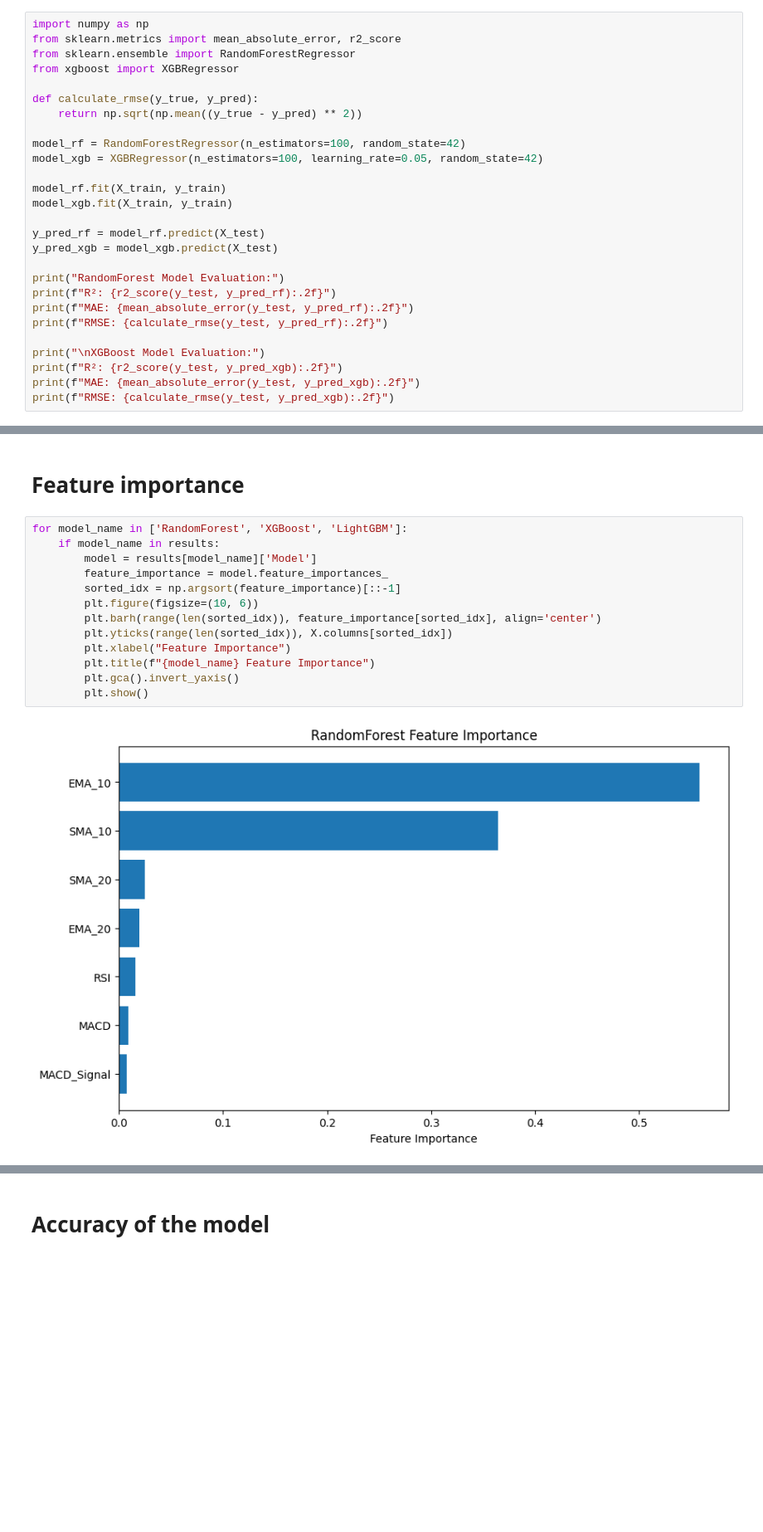
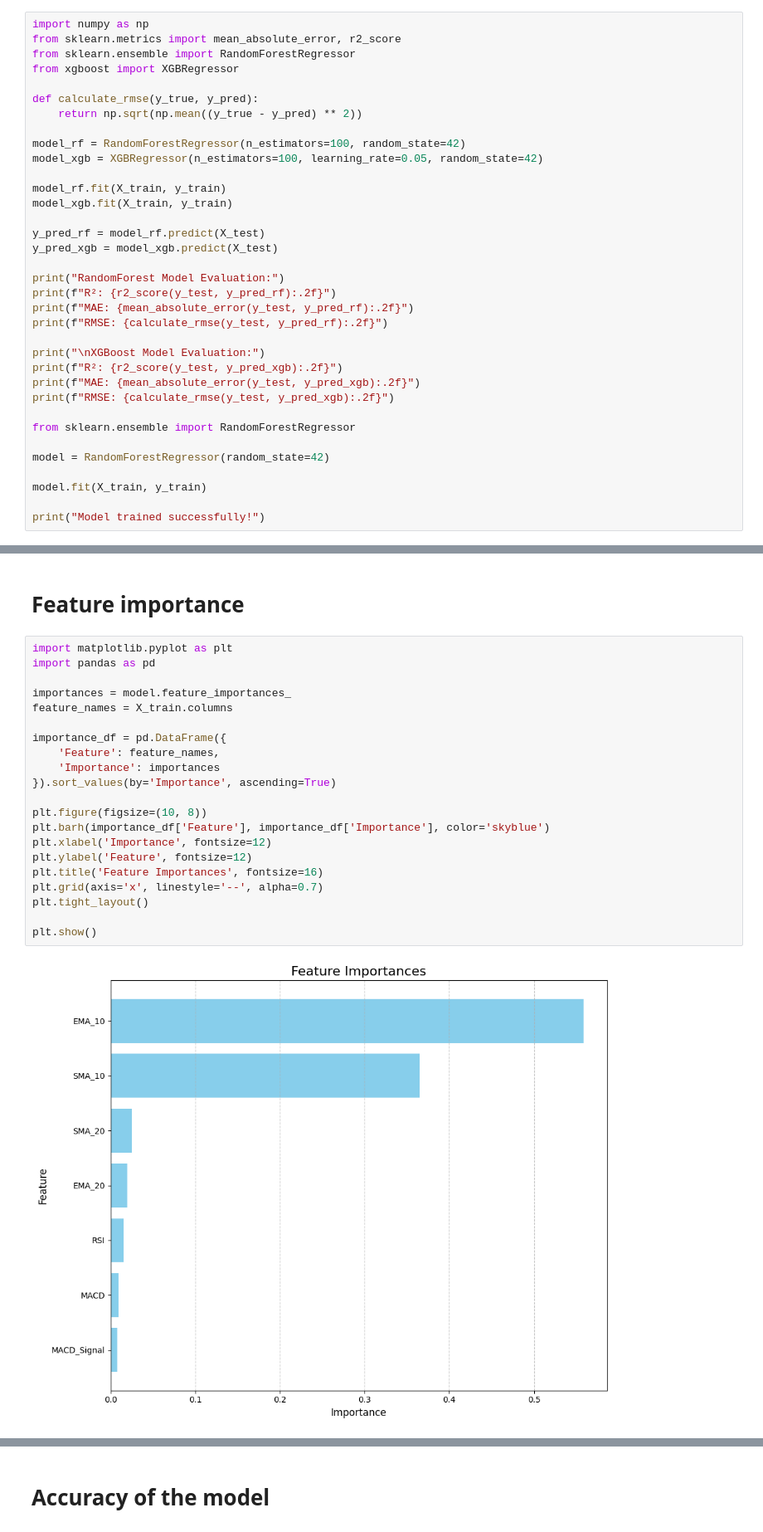
Before and after one commit to Maayercodes/AI-semester-project, a Jupyter notebook: stock prediction using machine learning.ipynb, the cells around one changed output, grey strips where cells are left out. Shown at 83% size. Drawn from its saved outputs; the diff is of its cells as text; blank space fills up the shorter version.

```diff
--- a/stock prediction using machine learning.ipynb
+++ b/stock prediction using machine learning.ipynb
@@ -208,6 +208,14 @@ print("\nXGBoost Model Evaluation:")
 print(f"R²: {r2_score(y_test, y_pred_xgb):.2f}")
 print(f"MAE: {mean_absolute_error(y_test, y_pred_xgb):.2f}")
 print(f"RMSE: {calculate_rmse(y_test, y_pred_xgb):.2f}")
+
+from sklearn.ensemble import RandomForestRegressor
+
+model = RandomForestRegressor(random_state=42)
+
+model.fit(X_train, y_train)
+
+print("Model trained successfully!")
 # %% [output]
 RandomForest Model Evaluation:
 R²: 0.98
@@ -314,17 +374,25 @@ plt.show()
 # %% [markdown]
 # Feature importance
 # %%
-for model_name in ['RandomForest', 'XGBoost', 'LightGBM']:
-    if model_name in results:
-        model = results[model_name]['Model']
-        feature_importance = model.feature_importances_
-        sorted_idx = np.argsort(feature_importance)[::-1]
-        plt.figure(figsize=(10, 6))
-        plt.barh(range(len(sorted_idx)), feature_importance[sorted_idx], align='center')
-        plt.yticks(range(len(sorted_idx)), X.columns[sorted_idx])
-        plt.xlabel("Feature Importance")
-        plt.title(f"{model_name} Feature Importance")
-        plt.gca().invert_yaxis()
-        plt.show()
+import matplotlib.pyplot as plt
+import pandas as pd
+
+importances = model.feature_importances_
+feature_names = X_train.columns
+
+importance_df = pd.DataFrame({
+    'Feature': feature_names,
+    'Importance': importances
+}).sort_values(by='Importance', ascending=True)
+
+plt.figure(figsize=(10, 8))
+plt.barh(importance_df['Feature'], importance_df['Importance'], color='skyblue')
+plt.xlabel('Importance', fontsize=12)
+plt.ylabel('Feature', fontsize=12)
+plt.title('Feature Importances', fontsize=16)
+plt.grid(axis='x', linestyle='--', alpha=0.7)
+plt.tight_layout()
+
+plt.show()
 # %% [output]
-[figure, old version]
+[figure, new version]
```
Also changed, not shown: parts of 6 cells of this notebook.
